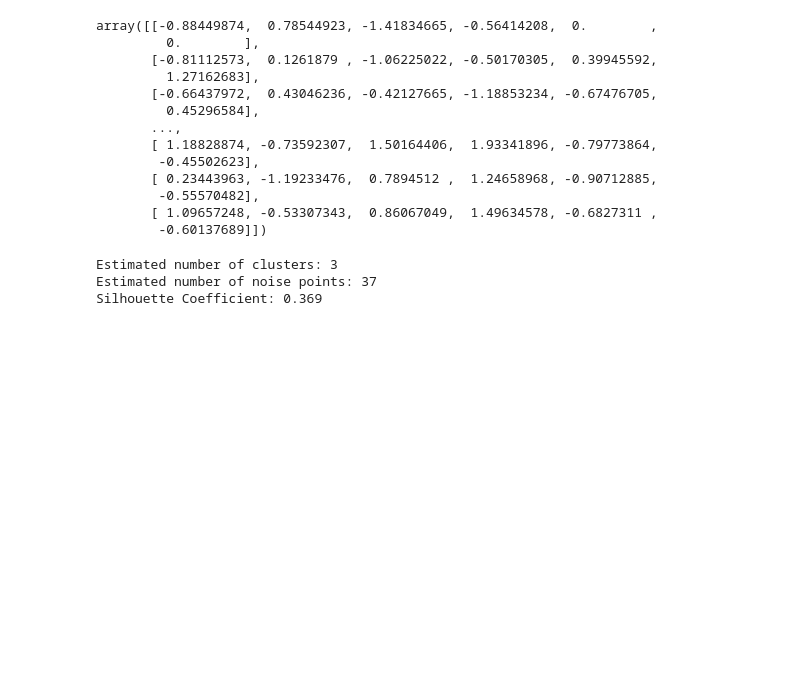
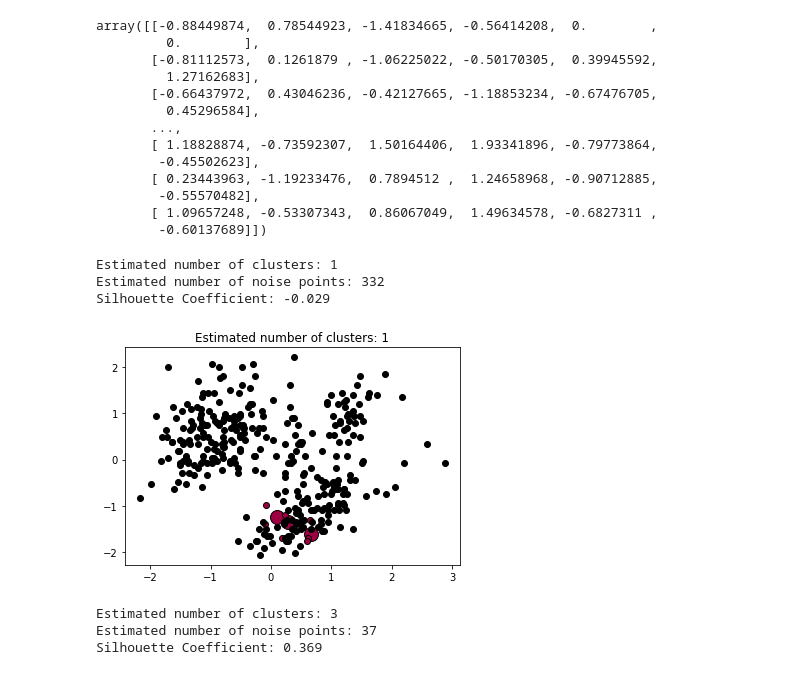
Before and after one commit to HanLuong13/m09_group_05, a Jupyter notebook: Alysia-M09-Assessment-DBSCAN.ipynb, the cells around one changed output. Cells and saved outputs as stored; diff of their text form; code cells hidden in the pictures; blank space fills up the shorter version.

Commit message:
added pre-opt DBSCAN

```diff
--- a/Alysia-M09-Assessment-DBSCAN.ipynb
+++ b/Alysia-M09-Assessment-DBSCAN.ipynb
@@ -106,4 +99,49 @@ array([[-0.88449874,  0.78544923, -1.41834665, -0.56414208,  0.        ,
         -0.55570482],
        [ 1.09657248, -0.53307343,  0.86067049,  1.49634578, -0.6827311 ,
         -0.60137689]])
+# %%
+# Compute DBSCAN pre optimization
+db = DBSCAN(eps=0.5,min_samples=5)
+db.fit(X)
+core_samples_mask = np.zeros_like(db.labels_, dtype=bool)
+core_samples_mask[db.core_sample_indices_] = True
+labels = db.labels_
+# %%
+# Number of clusters in labels, ignoring noise if present.
+n_clusters = len(set(labels)) - (1 if -1 in labels else 0)
+n_noise = list(labels).count(-1)
+# %%
+print('Estimated number of clusters: %d' % n_clusters)
+print('Estimated number of noise points: %d' % n_noise)
+print("Silhouette Coefficient: %0.3f"
+      % metrics.silhouette_score(X, labels))
+# %% [output]
+Estimated number of clusters: 1
+Estimated number of noise points: 332
+Silhouette Coefficient: -0.029
+# %%
+# Plot result
+# Black removed and is used for noise instead.
+unique_labels = set(labels)
+colors = [plt.cm.Spectral(each)
+          for each in np.linspace(0, 1, len(unique_labels))]
+for k, col in zip(unique_labels, colors):
+    if k == -1:
+        # Black used for noise.
+        col = [0, 0, 0, 1]
+
+    class_member_mask = (labels == k)
+
+    xy = X[class_member_mask & core_samples_mask]
+    plt.plot(xy[:, 0], xy[:, 1], 'o', markerfacecolor=tuple(col),
+             markeredgecolor='k', markersize=14)
+
+    xy = X[class_member_mask & ~core_samples_mask]
+    plt.plot(xy[:, 0], xy[:, 1], 'o', markerfacecolor=tuple(col),
+             markeredgecolor='k', markersize=6)
+
+plt.title('Estimated number of clusters: %d' % n_clusters)
+plt.show()
+# %% [output]
+[figure, added]
 # %%
```
Also changed, not shown: parts of 4 cells of this notebook.
